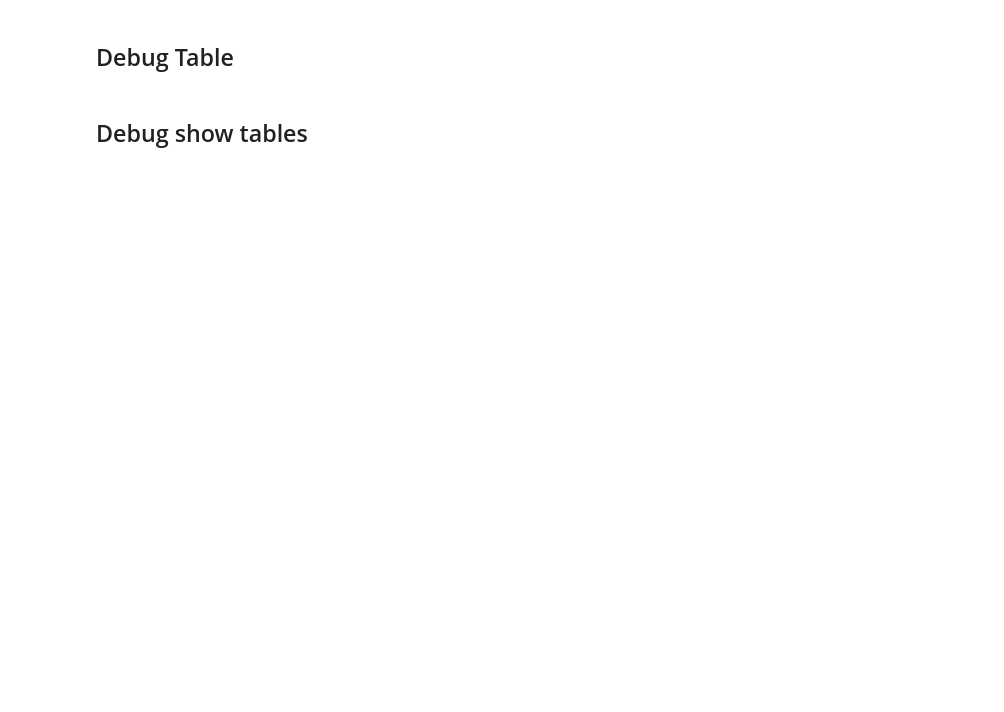
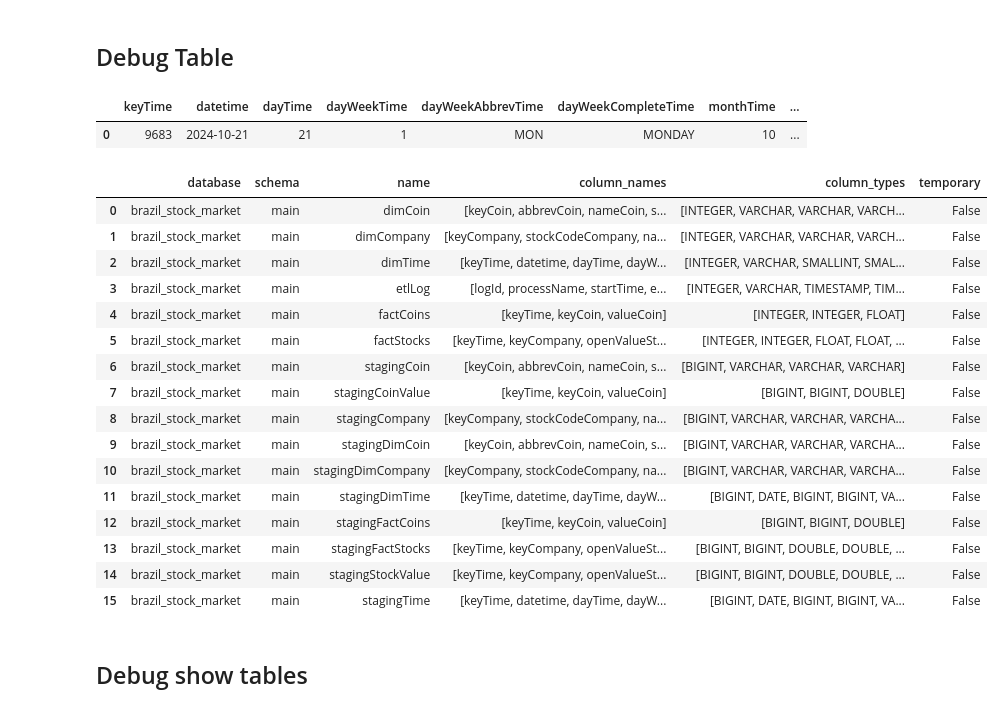
Before and after one commit to fmrozaqi/dwib-mmi-24, a Jupyter notebook: Script ETL.ipynb, the cells around one changed output. Drawn from its saved outputs; the diff is of its cells as text; code cells hidden in the pictures; blank space fills up the shorter version.

```diff
--- a/Script ETL.ipynb
+++ b/Script ETL.ipynb
@@ -554,4 +687,7 @@ con = duckdb.connect('brazil_stock_market.db')  # or ':memory:' for in-memory DB
 # %% [markdown]
 ## Debug Table
 # %%
-con.execute("SELECT * FROM stagingdimTime LIMIT 10").df()
+con.execute("SELECT * FROM stagingDimTime WHERE keyTime = 9683").df()
+# %% [output]
+|  | keyTime | datetime | dayTime | dayWeekTime | dayWeekAbbrevTime | dayWeekCompleteTime | monthTime | ... |
+| 0 | 9683 | 2024-10-21 | 21 | 1 | MON | MONDAY | 10 | ... |
@@ -568,3 +694,23 @@ for col in info:
+# %%
+con.execute("PRAGMA show_tables_expanded").df()
+# %% [output]
+|  | database | schema | name | column_names | column_types | temporary |
+| 0 | brazil_stock_market | main | dimCoin | [keyCoin, abbrevCoin, nameCoin, s... | [INTEGER, VARCHAR, VARCHAR, VARCH... | False |
+| 1 | brazil_stock_market | main | dimCompany | [keyCompany, stockCodeCompany, na... | [INTEGER, VARCHAR, VARCHAR, VARCH... | False |
+| 2 | brazil_stock_market | main | dimTime | [keyTime, datetime, dayTime, dayW... | [INTEGER, VARCHAR, SMALLINT, SMAL... | False |
+| 3 | brazil_stock_market | main | etlLog | [logId, processName, startTime, e... | [INTEGER, VARCHAR, TIMESTAMP, TIM... | False |
+| 4 | brazil_stock_market | main | factCoins | [keyTime, keyCoin, valueCoin] | [INTEGER, INTEGER, FLOAT] | False |
+| 5 | brazil_stock_market | main | factStocks | [keyTime, keyCompany, openValueSt... | [INTEGER, INTEGER, FLOAT, FLOAT, ... | False |
+| 6 | brazil_stock_market | main | stagingCoin | [keyCoin, abbrevCoin, nameCoin, s... | [BIGINT, VARCHAR, VARCHAR, VARCHAR] | False |
+| 7 | brazil_stock_market | main | stagingCoinValue | [keyTime, keyCoin, valueCoin] | [BIGINT, BIGINT, DOUBLE] | False |
+| 8 | brazil_stock_market | main | stagingCompany | [keyCompany, stockCodeCompany, na... | [BIGINT, VARCHAR, VARCHAR, VARCHA... | False |
+| 9 | brazil_stock_market | main | stagingDimCoin | [keyCoin, abbrevCoin, nameCoin, s... | [BIGINT, VARCHAR, VARCHAR, VARCHA... | False |
+| 10 | brazil_stock_market | main | stagingDimCompany | [keyCompany, stockCodeCompany, na... | [BIGINT, VARCHAR, VARCHAR, VARCHA... | False |
+| 11 | brazil_stock_market | main | stagingDimTime | [keyTime, datetime, dayTime, dayW... | [BIGINT, DATE, BIGINT, BIGINT, VA... | False |
+| 12 | brazil_stock_market | main | stagingFactCoins | [keyTime, keyCoin, valueCoin] | [BIGINT, BIGINT, DOUBLE] | False |
+| 13 | brazil_stock_market | main | stagingFactStocks | [keyTime, keyCompany, openValueSt... | [BIGINT, BIGINT, DOUBLE, DOUBLE, ... | False |
+| 14 | brazil_stock_market | main | stagingStockValue | [keyTime, keyCompany, openValueSt... | [BIGINT, BIGINT, DOUBLE, DOUBLE, ... | False |
+| 15 | brazil_stock_market | main | stagingTime | [keyTime, datetime, dayTime, dayW... | [BIGINT, DATE, BIGINT, BIGINT, VA... | False |
 # %% [markdown]
 ## Debug show tables
 # %%
```
Also changed, not shown: parts of 13 cells of this notebook, 2 other files.
